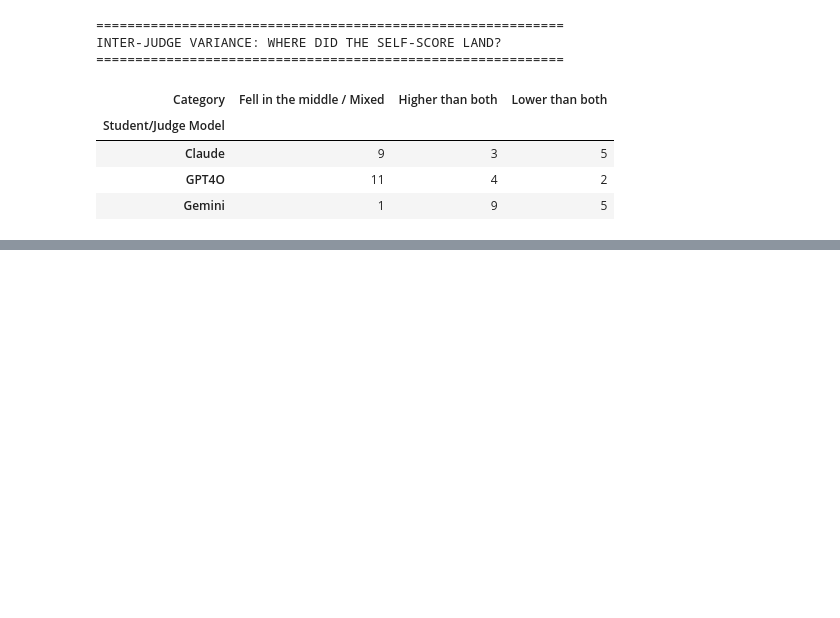
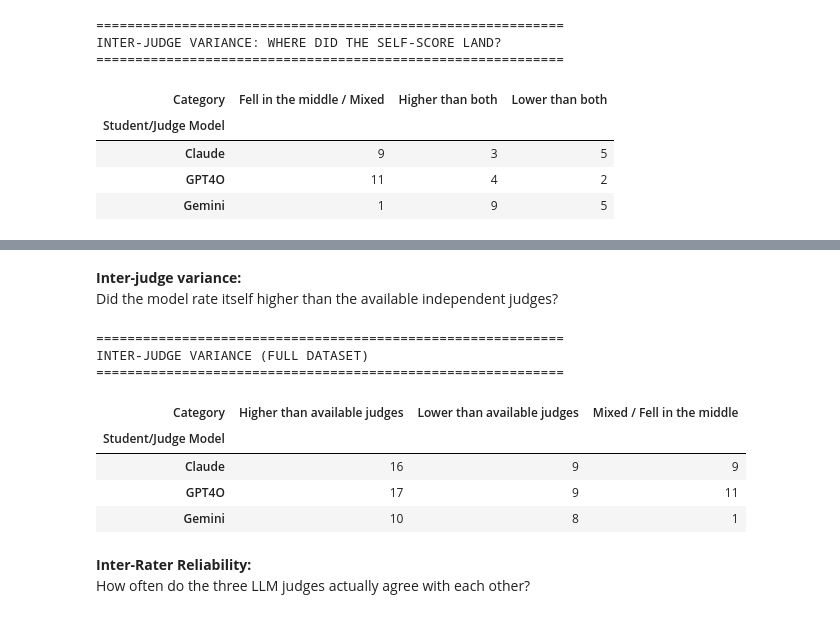
Before and after one commit to CMILINAZZO/medical-llm-self-bias-audit, a Jupyter notebook: notebooks/04_analysis_visuals.ipynb, the cells around one changed output, grey strips where cells are left out. Drawn from its saved outputs; the diff is of its cells as text; code cells hidden in the pictures; blank space fills up the shorter version.

```diff
--- a/notebooks/04_analysis_visuals.ipynb
+++ b/notebooks/04_analysis_visuals.ipynb
@@ -658,0 +700,59 @@ INTER-JUDGE VARIANCE: WHERE DID THE SELF-SCORE LAND?
+# %% [markdown]
+**Inter-judge variance:**
+Did the model rate itself higher than the available independent judges?
+# %%
+import pandas as pd
+from IPython.display import display
+
+variance_records_full = []
+
+for student, self_judge in self_eval_mapping.items():
+    student_data = df_master[df_master['student_model'] == student]
+    pmids = student_data['pmid'].unique()
+
+    for pmid in pmids:
+        pmid_data = student_data[student_data['pmid'] == pmid]
+        scores = pmid_data.set_index('judge_model')['correctness_score'].to_dict()
+
+        self_score = scores.get(self_judge)
+        independent_judges = [j for j in scores.keys() if j != self_judge]
+
+        # Only proceed if the model graded itself AND there is at least one independent grade
+        if self_score is not None and len(independent_judges) > 0:
+            ind_scores = [scores[j] for j in independent_judges]
+
+            if all(self_score > ind for ind in ind_scores):
+                category = "Higher than available judges"
+            elif all(self_score < ind for ind in ind_scores):
+                category = "Lower than available judges"
+            elif all(self_score == ind for ind in ind_scores):
+                category = "Exact agreement with available"
+            else:
+                category = "Mixed / Fell in the middle"
+
+            variance_records_full.append({
+                'Student/Judge Model': student.upper() if student == 'gpt4o' else student.capitalize(),
+                'PMID': pmid,
+                'Category': category
+            })
+
+df_variance_full = pd.DataFrame(variance_records_full)
+
+print("="*60)
+print("INTER-JUDGE VARIANCE (FULL DATASET)")
+print("="*60)
+
+variance_summary_full = df_variance_full.groupby('Student/Judge Model')['Category'].value_counts().unstack().fillna(0).astype(int)
+display(variance_summary_full)
+# %% [output]
+============================================================
+INTER-JUDGE VARIANCE (FULL DATASET)
+============================================================
+| Category | Higher than available judges | Lower than available judges | Mixed / Fell in the middle |
+| Student/Judge Model |  |  |  |
+| Claude | 16 | 9 | 9 |
+| GPT4O | 17 | 9 | 11 |
+| Gemini | 10 | 8 | 1 |
+# %% [markdown]
+**Inter-Rater Reliability:**
+How often do the three LLM judges actually agree with each other?
```
Also changed, not shown: parts of 5 cells of this notebook.
